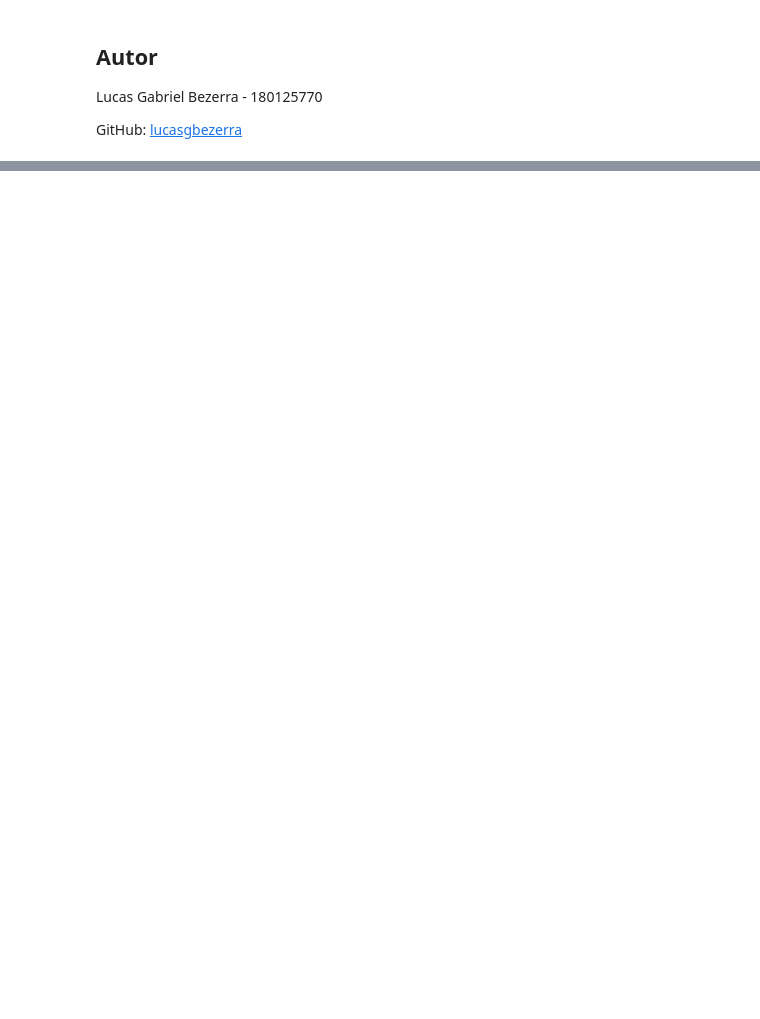
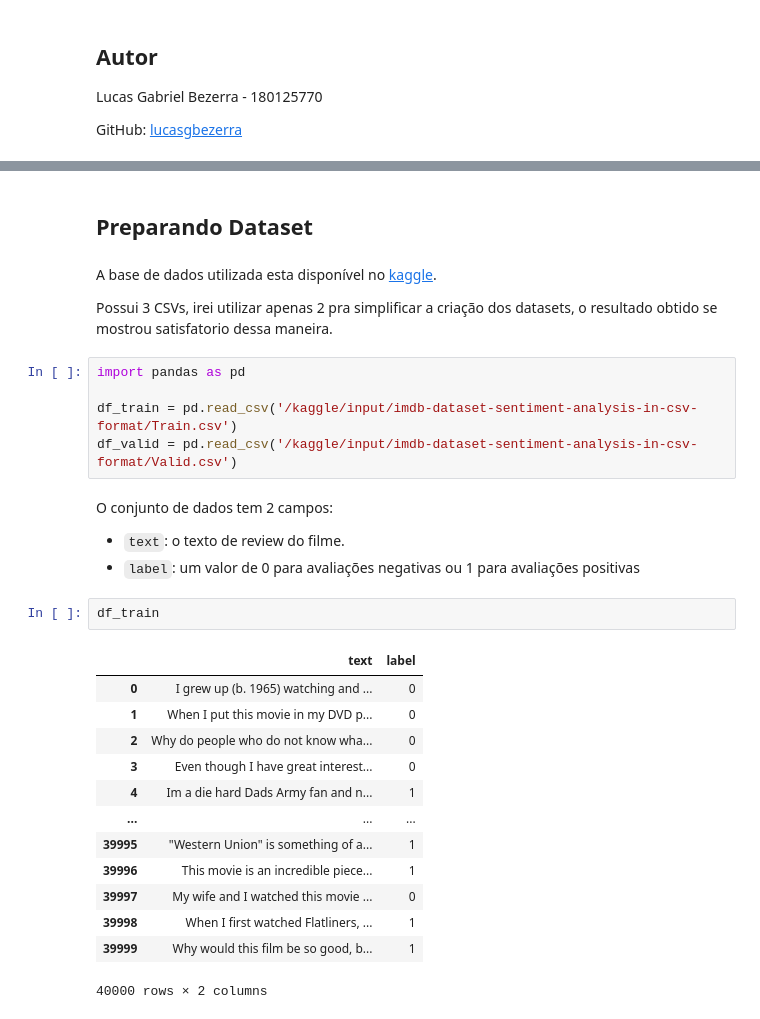
Before and after one commit to fabraz/fastaiOnCampus, a Jupyter notebook: nbs/180125770_lucasgbezerra_Lucas Gabriel Bezerra.ipynb, the cells around one changed output, grey strips where cells are left out. Drawn from its saved outputs; the diff is of its cells as text; blank space fills up the shorter version.

```diff
--- a/nbs/180125770_lucasgbezerra_Lucas Gabriel Bezerra.ipynb
+++ b/nbs/180125770_lucasgbezerra_Lucas Gabriel Bezerra.ipynb
@@ -444,0 +69,32 @@ Outro ponto importante é que mesmo com o uso de modelos mais precisos, a taxa d
+# %% [markdown]
+## Preparando Dataset
+# %% [markdown]
+A base de dados utilizada esta disponível no [kaggle](https://www.kaggle.com/datasets/columbine/imdb-dataset-sentiment-analysis-in-csv-format).
+
+Possui 3 CSVs, irei utilizar apenas 2 pra simplificar a criação dos datasets, o resultado obtido se mostrou satisfatorio dessa maneira.
+# %%
+import pandas as pd
+
+df_train = pd.read_csv('/kaggle/input/imdb-dataset-sentiment-analysis-in-csv-format/Train.csv')
+df_valid = pd.read_csv('/kaggle/input/imdb-dataset-sentiment-analysis-in-csv-format/Valid.csv')
+# %% [markdown]
+O conjunto de dados tem 2 campos:
+
+- `text`: o texto de review do filme.
+- `label`: um valor de 0 para avaliações negativas ou 1 para avaliações positivas
+# %%
+df_train
+# %% [output]
+|  | text | label |
+| 0 | I grew up (b. 1965) watching and ... | 0 |
+| 1 | When I put this movie in my DVD p... | 0 |
+| 2 | Why do people who do not know wha... | 0 |
+| 3 | Even though I have great interest... | 0 |
+| 4 | Im a die hard Dads Army fan and n... | 1 |
+| ... | ... | ... |
+| 39995 | "Western Union" is something of a... | 1 |
+| 39996 | This movie is an incredible piece... | 1 |
+| 39997 | My wife and I watched this movie ... | 0 |
+| 39998 | When I first watched Flatliners, ... | 1 |
+| 39999 | Why would this film be so good, b... | 1 |
+40000 rows × 2 columns
```
Also changed, not shown: parts of 138 cells of this notebook, 1 other file.
